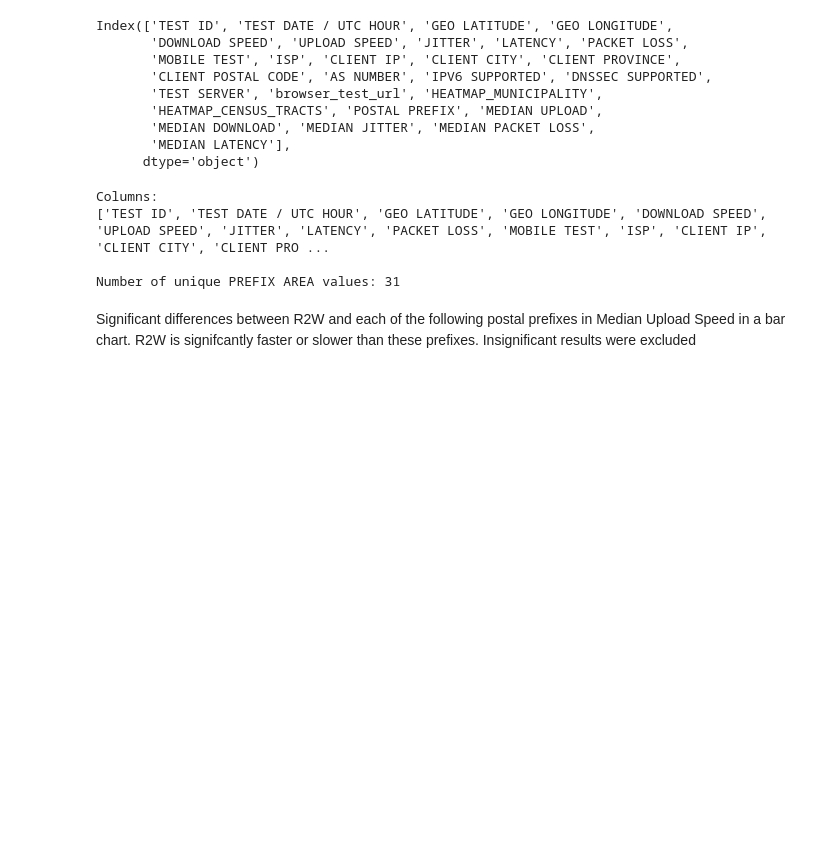
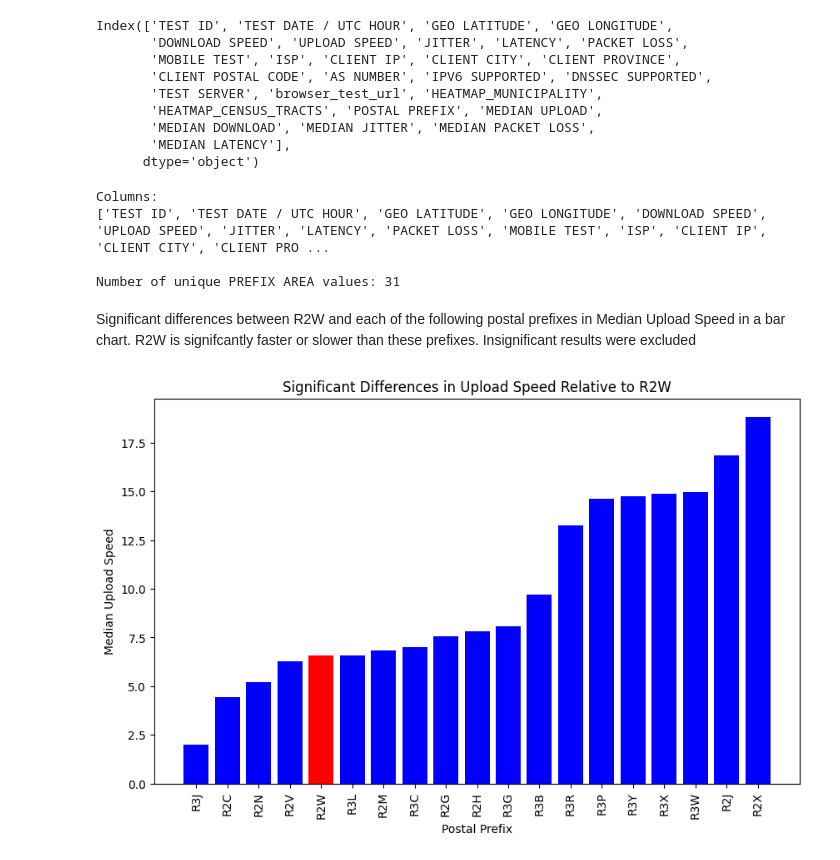
Before and after one commit to InternetSocietyManitobaChapter/JupyterNotebook_NorthEndConnect, a Jupyter notebook: NEC_June_14_2023_data.ipynb, the cells around one changed output. Cells and saved outputs as stored; diff of their text form; code cells hidden in the pictures; blank space fills up the shorter version.

```diff
--- a/NEC_June_14_2023_data.ipynb
+++ b/NEC_June_14_2023_data.ipynb
@@ -1556,3 +1556,30 @@ Columns:
 Number of unique PREFIX AREA values: 31
 # %% [markdown]
 Significant differences between R2W and each of the following postal prefixes in Median Upload Speed in a bar chart. R2W is signifcantly faster or slower than these prefixes. Insignificant results were excluded
+# %%
+import matplotlib.pyplot as plt
+
+# Select the desired postal prefixes for the bar chart
+selected_prefixes = ['R2W', 'R2V', 'R2N', 'R3J', 'R2C', 'R3L', 'R2M', 'R3W', 'R2G', 'R3R', 'R2H', 'R3B', 'R3C', 'R3P', 'R3Y', 'R3G', 'R2J', 'R2X', 'R3X']
+
+# Filter the DataFrame for the selected postal prefixes
+df_selected = df[df['POSTAL PREFIX'].isin(selected_prefixes)]
+
+# Sort the DataFrame by median upload speed in ascending order
+df_selected_sorted = df_selected.sort_values('MEDIAN UPLOAD')
+
+# Set the colors for the bars
+colors = ['red' if prefix == 'R2W' else 'blue' for prefix in df_selected_sorted['POSTAL PREFIX']]
+
+# Create the bar chart
+plt.figure(figsize=(10, 6))
+plt.bar(df_selected_sorted['POSTAL PREFIX'], df_selected_sorted['MEDIAN UPLOAD'], color=colors)
+plt.xlabel('Postal Prefix')
+plt.ylabel('Median Upload Speed')
+plt.title('Significant Differences in Upload Speed Relative to R2W')
+plt.xticks(rotation=90)
+
+# Show the plot
+plt.show()
+# %% [output]
+[figure, added]
```
